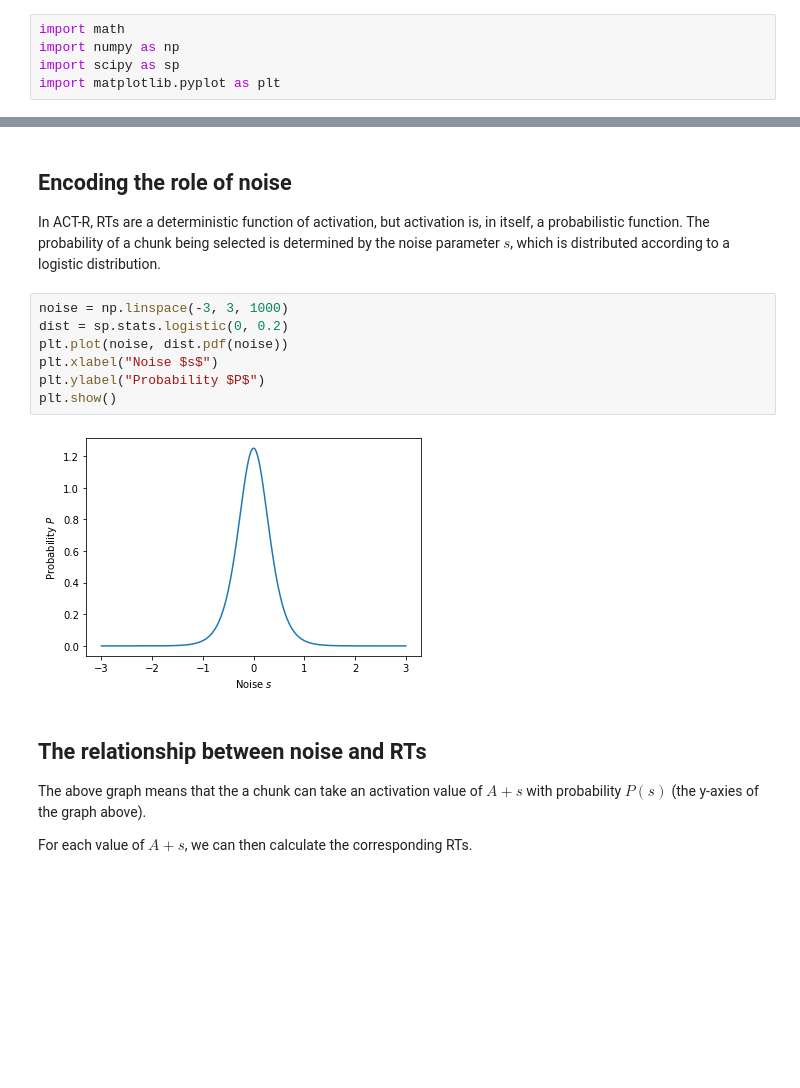
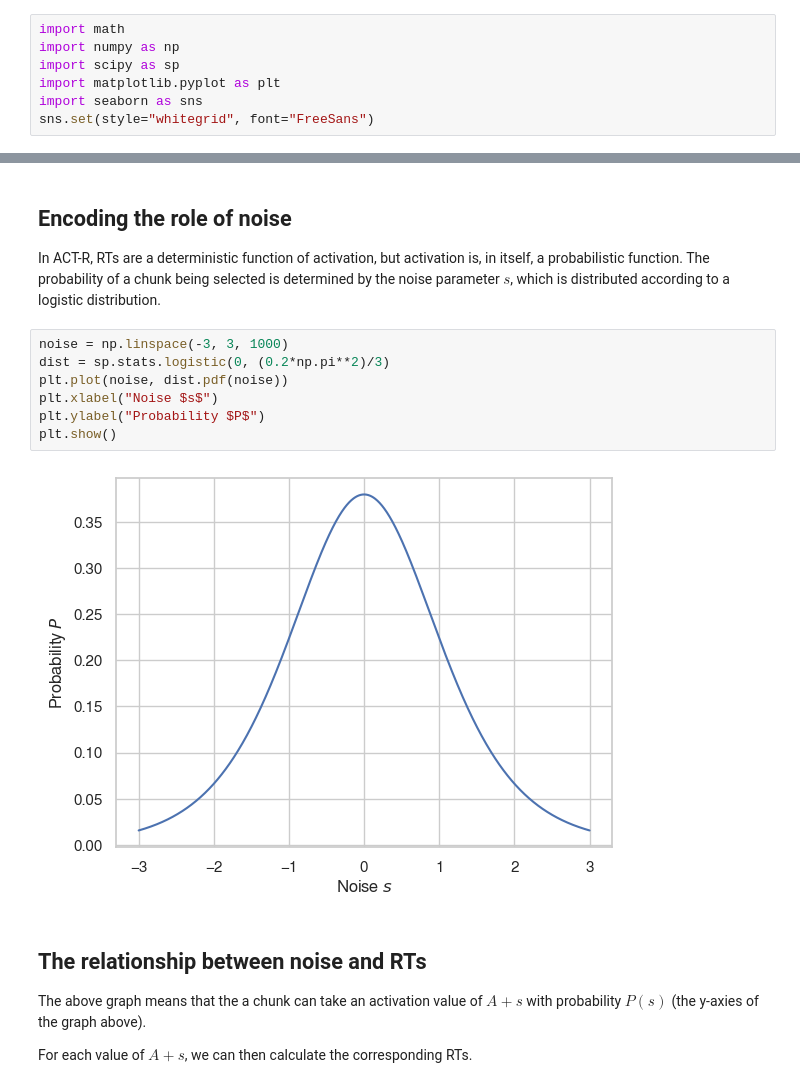
Before and after one commit to UWCCDL/Bridget, a Jupyter notebook: LL/rts.ipynb, the cells around one changed output, grey strips where cells are left out. Saved outputs shown, nothing was run; the diff lists cells and outputs as text; blank space fills up the shorter version.

Commit message:
New RT distribution figures

```diff
--- a/LL/rts.ipynb
+++ b/LL/rts.ipynb
@@ -3,6 +3,8 @@ import math
 import numpy as np
 import scipy as sp
 import matplotlib.pyplot as plt
+import seaborn as sns
+sns.set(style="whitegrid", font="FreeSans")
 # %% [markdown]
 # Generate RT distributions from activation and noise
 
@@ -18,13 +20,13 @@ def responsetime(activation, ter=1, F=1, f=1):
 In ACT-R, RTs are a deterministic function of activation, but activation is, in itself, a probabilistic function. The probability of a chunk being selected is determined by the noise parameter $s$, which is distributed according to a logistic distribution.
 # %%
 noise = np.linspace(-3, 3, 1000)
-dist = sp.stats.logistic(0, 0.2)
+dist = sp.stats.logistic(0, (0.2*np.pi**2)/3)
 plt.plot(noise, dist.pdf(noise))
 plt.xlabel("Noise $s$")
 plt.ylabel("Probability $P$")
 plt.show()
 # %% [output]
-[figure, old version]
+[figure, new version]
 # %% [markdown]
 ## The relationship between noise and RTs
 
```
Also changed, not shown: parts of 7 cells of this notebook, 2 other files.
